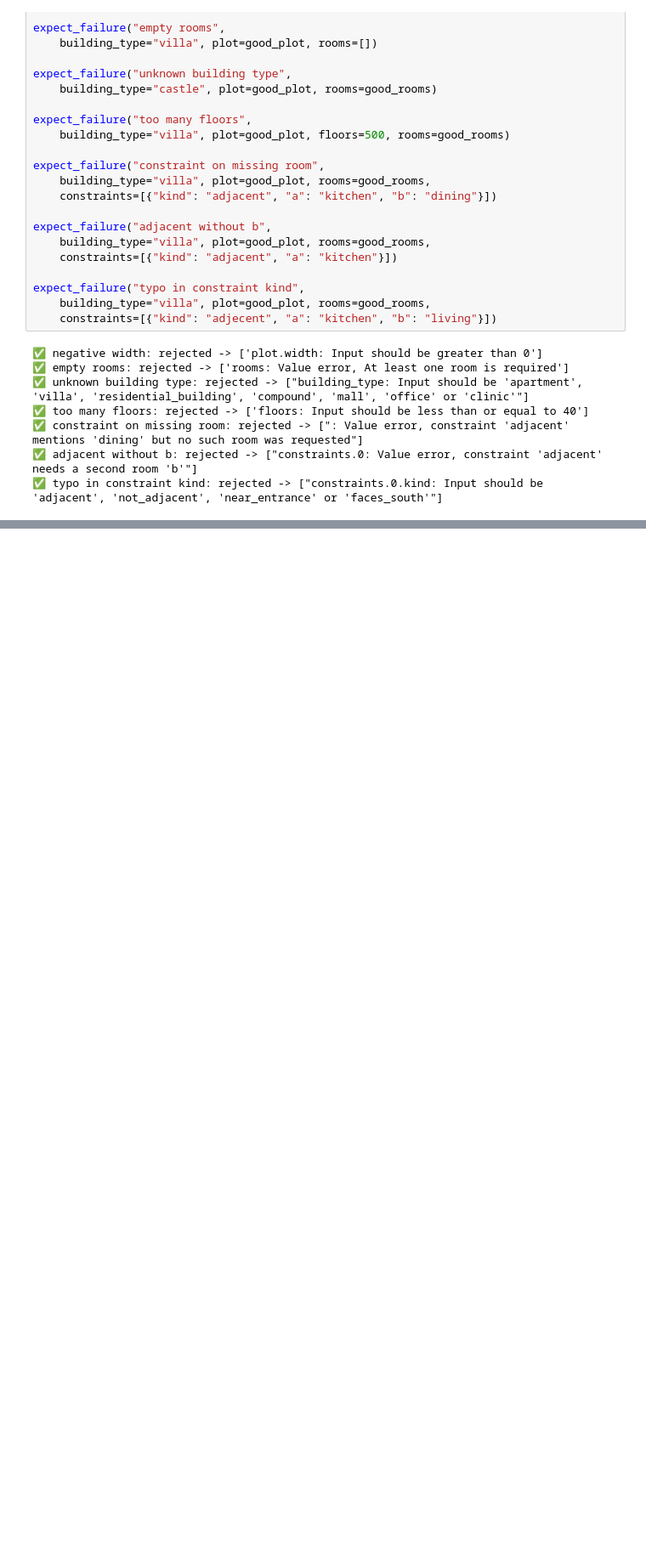
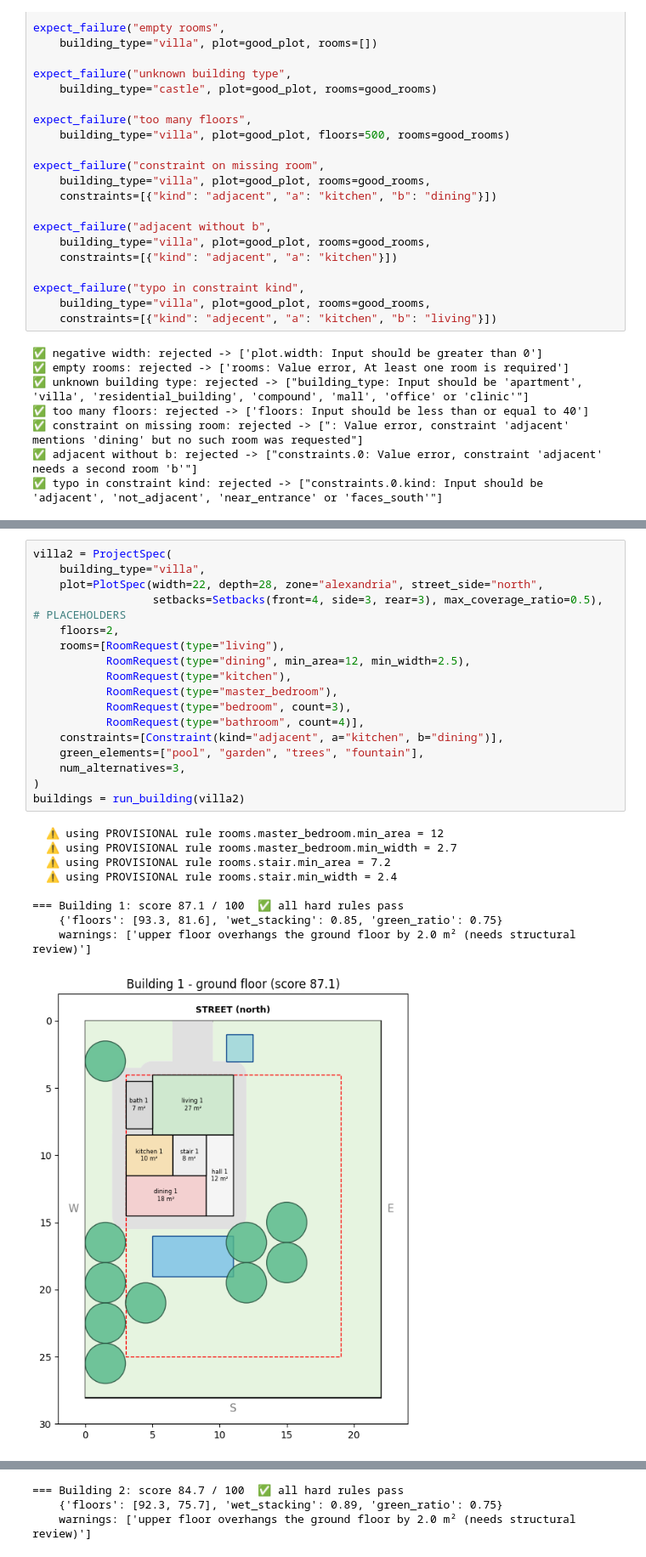
Before and after one commit to mennamoamenn1/architech-core, a Jupyter notebook: 01_foundation.ipynb, the cells around one changed output, grey strips where cells are left out. Shown at 85% size. Saved outputs shown, nothing was run; the diff lists cells and outputs as text; blank space fills up the shorter version.

```diff
--- a/01_foundation.ipynb
+++ b/01_foundation.ipynb
@@ -245,0 +1130,27 @@ for p in ["rooms.bedroom.min_area", "site.setbacks.front", "rooms.garage.min_are
+# %%
+villa2 = ProjectSpec(
+    building_type="villa",
+    plot=PlotSpec(width=22, depth=28, zone="alexandria", street_side="north",
+                  setbacks=Setbacks(front=4, side=3, rear=3), max_coverage_ratio=0.5),   # PLACEHOLDERS
+    floors=2,
+    rooms=[RoomRequest(type="living"),
+           RoomRequest(type="dining", min_area=12, min_width=2.5),
+           RoomRequest(type="kitchen"),
+           RoomRequest(type="master_bedroom"),
+           RoomRequest(type="bedroom", count=3),
+           RoomRequest(type="bathroom", count=4)],
+    constraints=[Constraint(kind="adjacent", a="kitchen", b="dining")],
+    green_elements=["pool", "garden", "trees", "fountain"],
+    num_alternatives=3,
+)
+buildings = run_building(villa2)
+# %% [output]
+  ⚠ using PROVISIONAL rule rooms.master_bedroom.min_area = 12
+  ⚠ using PROVISIONAL rule rooms.master_bedroom.min_width = 2.7
+  ⚠ using PROVISIONAL rule rooms.stair.min_area = 7.2
+  ⚠ using PROVISIONAL rule rooms.stair.min_width = 2.4
+
+=== Building 1: score 87.1 / 100  ✅ all hard rules pass
+    {'floors': [93.3, 81.6], 'wet_stacking': 0.85, 'green_ratio': 0.75}
+    warnings: ['upper floor overhangs the ground floor by 2.0 m² (needs structural review)']
+[figure, added]
@@ -245,0 +1158,3 @@ for p in ["rooms.bedroom.min_area", "site.setbacks.front", "rooms.garage.min_are
+=== Building 2: score 84.7 / 100  ✅ all hard rules pass
+    {'floors': [92.3, 75.7], 'wet_stacking': 0.89, 'green_ratio': 0.75}
+    warnings: ['upper floor overhangs the ground floor by 2.0 m² (needs structural review)']
```
Also changed, not shown: parts of 23 cells of this notebook.
